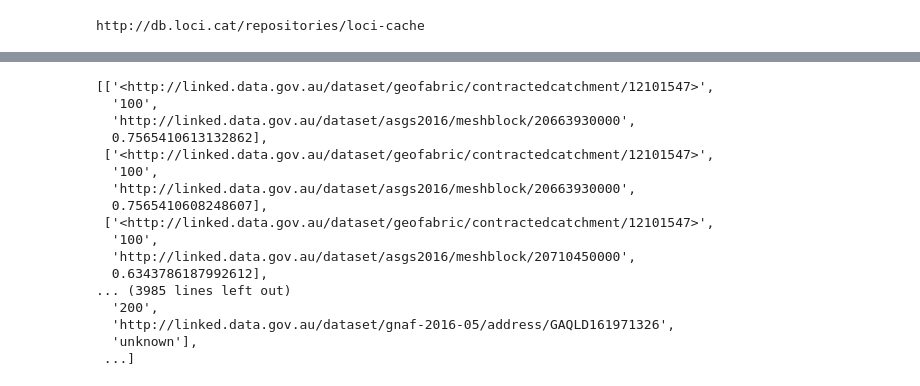
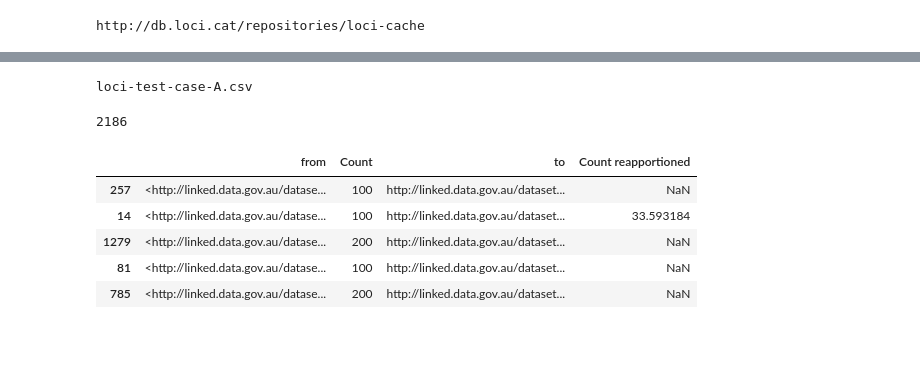
Before and after one commit to CSIRO-enviro-informatics/loci-notebooks, a Jupyter notebook: 04-reapportion-dataset-to-another-region.ipynb, the cells around one changed output, grey strips where cells are left out. Drawn from its saved outputs; the diff is of its cells as text; code cells hidden in the pictures; blank space fills up the shorter version.

```diff
--- a/04-reapportion-dataset-to-another-region.ipynb
+++ b/04-reapportion-dataset-to-another-region.ipynb
@@ -50,20 +45,0 @@ Input data:
-# %%
-r
-# %% [output]
-[['<http://linked.data.gov.au/dataset/geofabric/contractedcatchment/12101547>',
-  '100',
-  'http://linked.data.gov.au/dataset/asgs2016/meshblock/20663930000',
-  0.7565410613132862],
- ['<http://linked.data.gov.au/dataset/geofabric/contractedcatchment/12101547>',
-  '100',
-  'http://linked.data.gov.au/dataset/asgs2016/meshblock/20663930000',
-  0.7565410608248607],
- ['<http://linked.data.gov.au/dataset/geofabric/contractedcatchment/12101547>',
-  '100',
-  'http://linked.data.gov.au/dataset/asgs2016/meshblock/20710450000',
-  0.6343786187992612],
-... (3985 lines left out)
-  '200',
-  'http://linked.data.gov.au/dataset/gnaf-2016-05/address/GAQLD161971326',
-  'unknown'],
- ...]
@@ -69,0 +49,26 @@ r
+# %%
+#use the pyloci reapportioning module to action the reapportioning with the input CSV
+# specify outputs as output.csv
+output_file='output.csv'
+r = reapportioning.entrypoint('loci-test-case-A.csv', verbose_mode=False, output_to_file=True, outputfile='output.csv')
+# %% [output]
+loci-test-case-A.csv
+# %%
+df = pd.read_csv('output.csv', delimiter = ',')
+# %%
+#show how many matches found
+len(df)
+# %% [output]
+2186
+# %%
+df['Count reapportioned'] = pd.to_numeric(df['Count reapportioned'], errors='coerce')
+
+#show a sample
+df.sample(5)
+# %% [output]
+|  | from | Count | to | Count reapportioned |
+| 257 | <http://linked.data.gov.au/datase... | 100 | http://linked.data.gov.au/dataset... | NaN |
+| 14 | <http://linked.data.gov.au/datase... | 100 | http://linked.data.gov.au/dataset... | 33.593184 |
+| 1279 | <http://linked.data.gov.au/datase... | 200 | http://linked.data.gov.au/dataset... | NaN |
+| 81 | <http://linked.data.gov.au/datase... | 100 | http://linked.data.gov.au/dataset... | NaN |
+| 785 | <http://linked.data.gov.au/datase... | 200 | http://linked.data.gov.au/dataset... | NaN |
```
Also changed, not shown: parts of 21 cells of this notebook.
